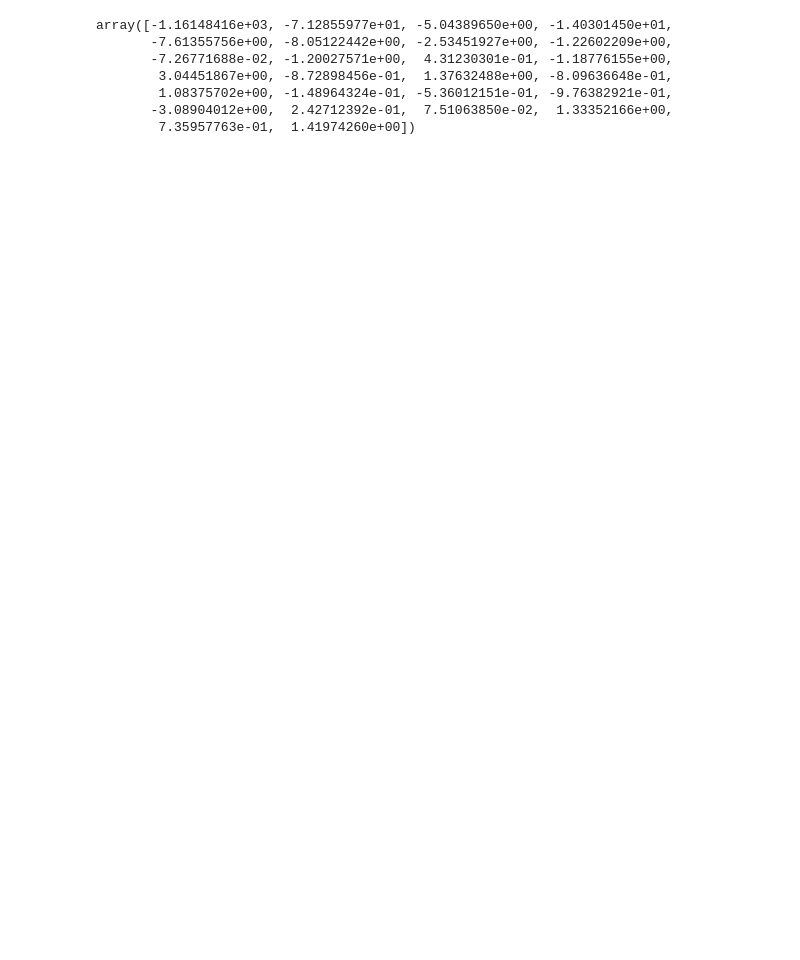
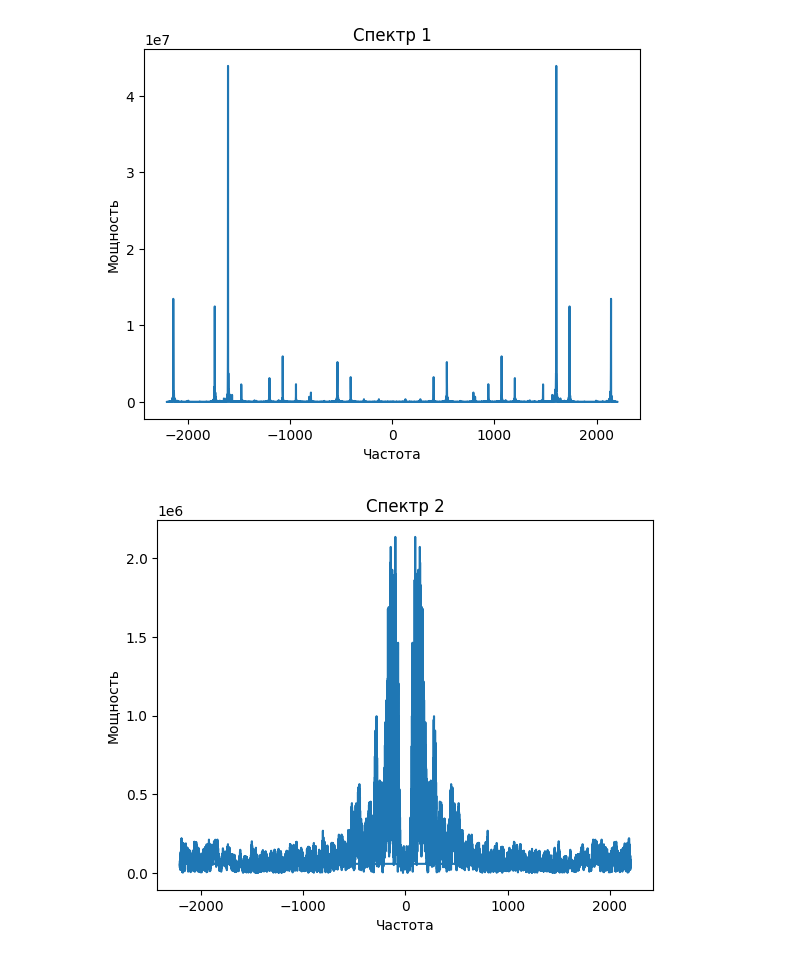
Before and after one commit to hopupdown/fz11_ts, a Jupyter notebook: practice10/practice10.ipynb, the cells around one changed output. Drawn from its saved outputs; the diff is of its cells as text; code cells hidden in the pictures; blank space fills up the shorter version.

```diff
--- a/practice10/practice10.ipynb
+++ b/practice10/practice10.ipynb
@@ -24,0 +46,25 @@ X = np.zeros([N,2])
+# %%
+from scipy.fft import fft, fftfreq
+
+duration = len(one) / samplerate_one
+N = int(samplerate_one * duration)
+yf = fft(one)
+xf = fftfreq(N, 1 / samplerate_one)
+plt.plot(xf, np.abs(yf))
+plt.xlabel('Частота')
+plt.ylabel('Мощность')
+plt.title('Спектр 1')
+plt.show()
+
+duration = len(two) / samplerate_two
+N = int(samplerate_two * duration)
+yf = fft(two)
+xf = fftfreq(N, 1 / samplerate_two)
+plt.plot(xf, np.abs(yf))
+plt.xlabel('Частота')
+plt.ylabel('Мощность')
+plt.title('Спектр 2')
+plt.show()
+# %% [output]
+[figure, added]
+[figure, added]
@@ -69,11 +120,0 @@ for i in range(M):
-# %%
-#Мэл-коэффициенты
-c
-# %% [output]
-array([-1.16148416e+03, -7.12855977e+01, -5.04389650e+00, -1.40301450e+01,
-       -7.61355756e+00, -8.05122442e+00, -2.53451927e+00, -1.22602209e+00,
-       -7.26771688e-02, -1.20027571e+00,  4.31230301e-01, -1.18776155e+00,
-        3.04451867e+00, -8.72898456e-01,  1.37632488e+00, -8.09636648e-01,
-        1.08375702e+00, -1.48964324e-01, -5.36012151e-01, -9.76382921e-01,
-       -3.08904012e+00,  2.42712392e-01,  7.51063850e-02,  1.33352166e+00,
-        7.35957763e-01,  1.41974260e+00])
```
Also changed, not shown: parts of 22 cells of this notebook, 2 other files.
